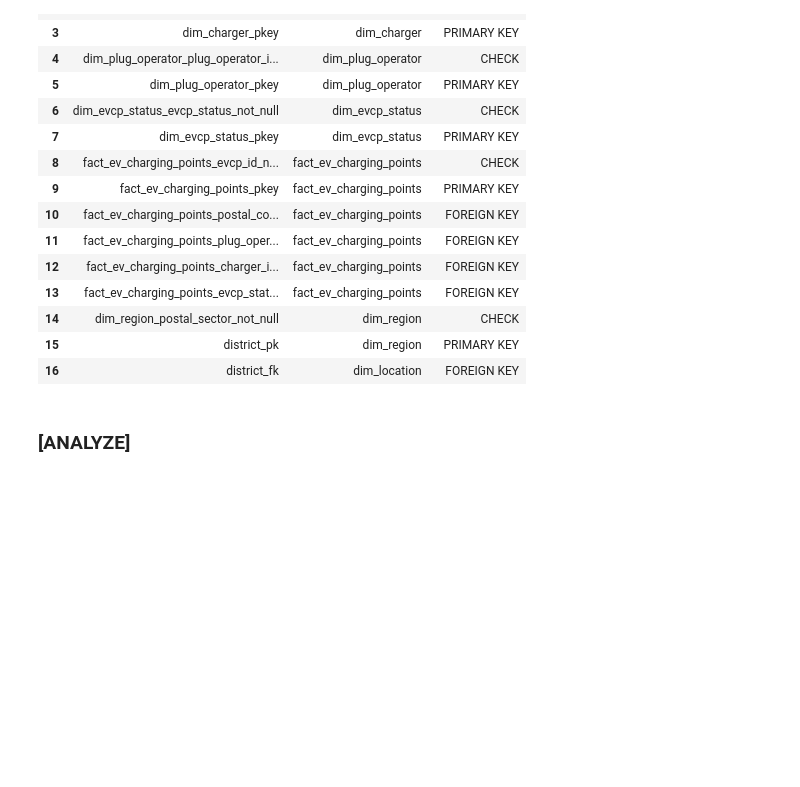
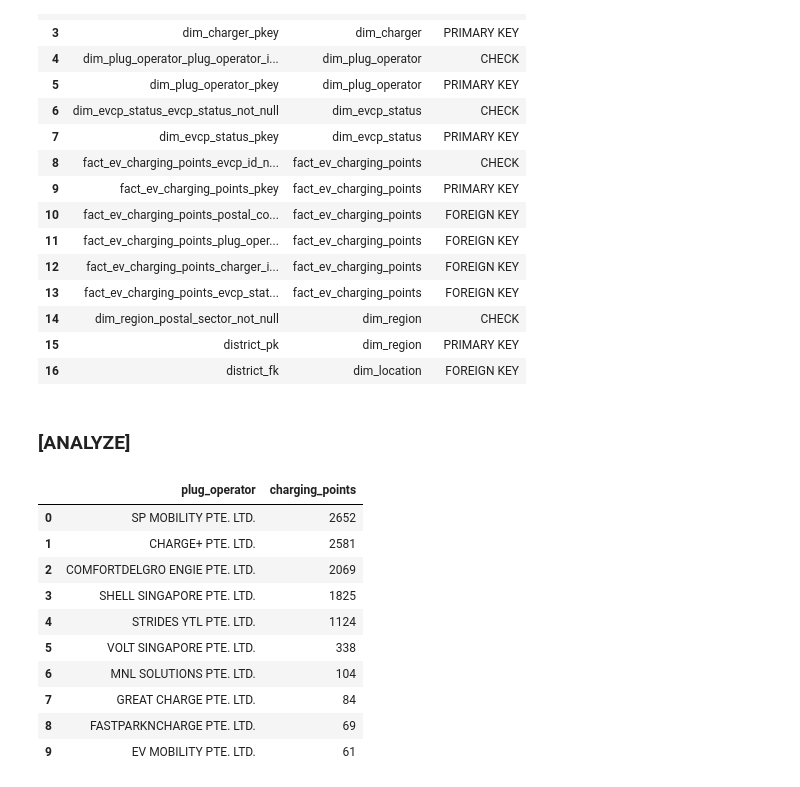
Before and after one commit to TanvirSiddique/repo2, a Jupyter notebook: EV charging Point_17Aug.ipynb, the cells around one changed output. Drawn from its saved outputs; the diff is of its cells as text; code cells hidden in the pictures; blank space fills up the shorter version.

```diff
--- a/EV charging Point_17Aug.ipynb
+++ b/EV charging Point_17Aug.ipynb
@@ -1831,3 +1832,28 @@ pd.read_sql(text(
 | 16 | district_fk | dim_location | FOREIGN KEY |
 # %% [markdown]
 ### [ANALYZE]
+# %%
+## Who are the top operators in the Singapore?
+pd.read_sql(text(
+    '''SELECT
+o.plug_operator,
+count(f.evcp_id) AS charging_points
+FROM fact_ev_charging_points AS f
+JOIN dim_plug_operator AS o
+ON f.plug_operator_id = o.plug_operator_id
+GROUP BY o.plug_operator
+ORDER BY charging_points DESC
+LIMIT 10
+;'''), engine)
+# %% [output]
+|  | plug_operator | charging_points |
+| 0 | SP MOBILITY PTE. LTD. | 2652 |
+| 1 | CHARGE+ PTE. LTD. | 2581 |
+| 2 | COMFORTDELGRO ENGIE PTE. LTD. | 2069 |
+| 3 | SHELL SINGAPORE PTE. LTD. | 1825 |
+| 4 | STRIDES YTL PTE. LTD. | 1124 |
+| 5 | VOLT SINGAPORE PTE. LTD. | 338 |
+| 6 | MNL SOLUTIONS PTE. LTD. | 104 |
+| 7 | GREAT CHARGE PTE. LTD. | 84 |
+| 8 | FASTPARKNCHARGE PTE. LTD. | 69 |
+| 9 | EV MOBILITY PTE. LTD. | 61 |
```
Also changed, not shown: parts of 51 cells of this notebook.
